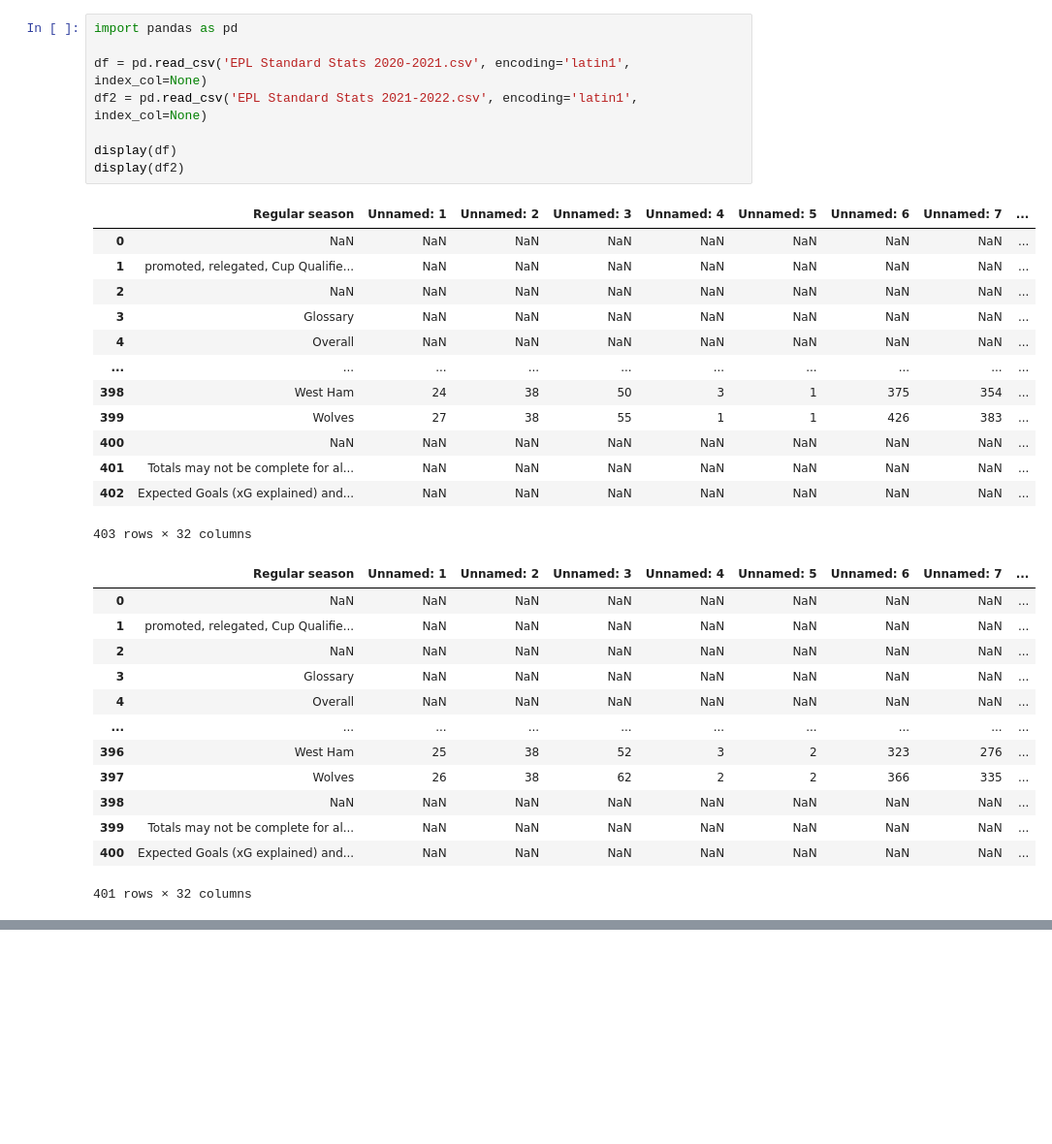
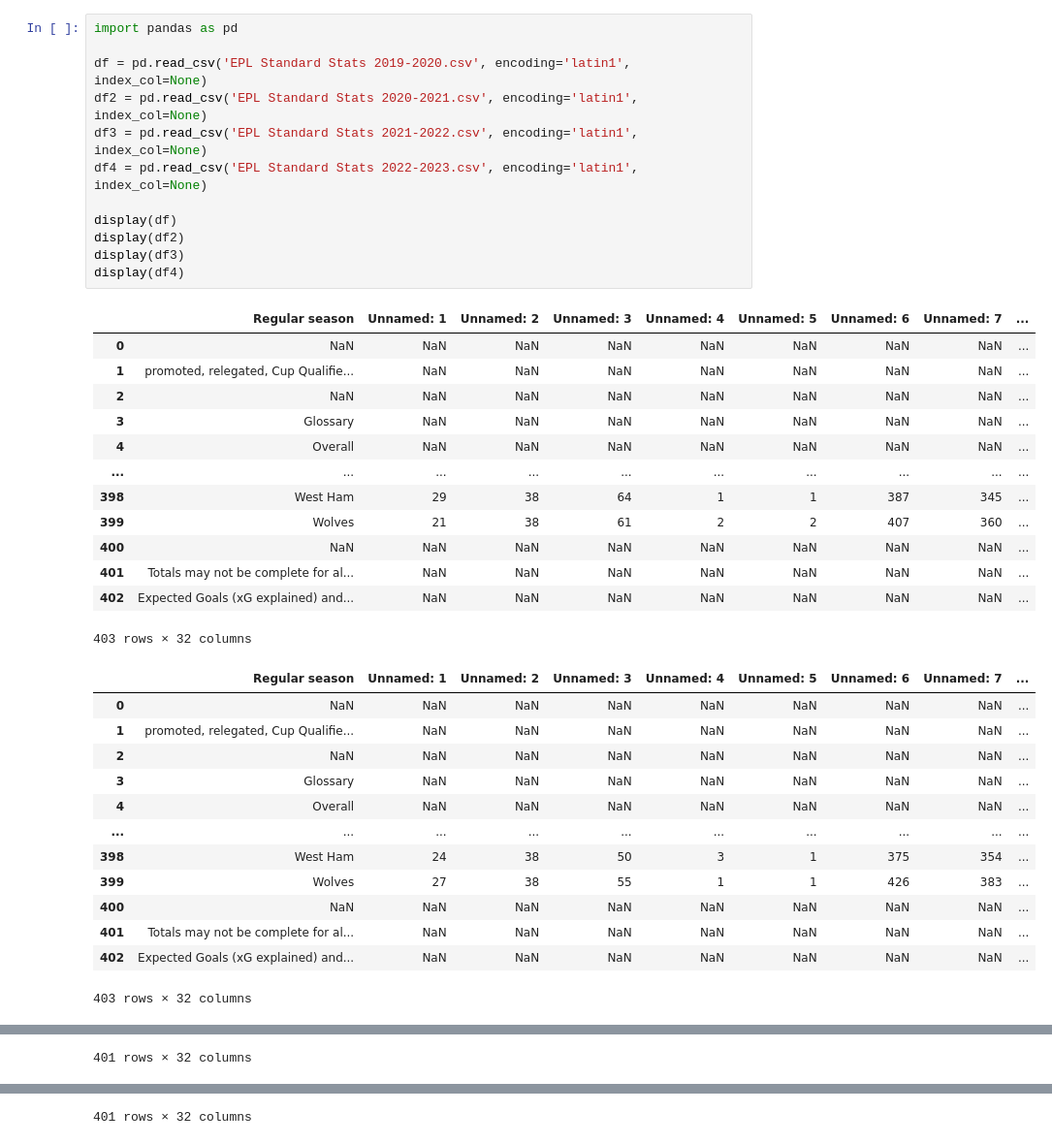
Before and after one commit to NeghiDB/365DaysSoccerDataAnalysisChallenge, a Jupyter notebook: index.ipynb, the cells around one changed output, grey strips where cells are left out. Shown at 97% size. Saved outputs shown, nothing was run; the diff lists cells and outputs as text; blank space fills up the shorter version.

Commit message:
Added EPL Stats for 2019-2020

```diff
--- a/index.ipynb
+++ b/index.ipynb
@@ -1,21 +1,25 @@
 # %%
 import pandas as pd
 
-df = pd.read_csv('EPL Standard Stats 2020-2021.csv', encoding='latin1', index_col=None)
-df2 = pd.read_csv('EPL Standard Stats 2021-2022.csv', encoding='latin1', index_col=None)
+df = pd.read_csv('EPL Standard Stats 2019-2020.csv', encoding='latin1', index_col=None)
+df2 = pd.read_csv('EPL Standard Stats 2020-2021.csv', encoding='latin1', index_col=None)
+df3 = pd.read_csv('EPL Standard Stats 2021-2022.csv', encoding='latin1', index_col=None)
+df4 = pd.read_csv('EPL Standard Stats 2022-2023.csv', encoding='latin1', index_col=None)
 
 display(df)
 display(df2)
+display(df3)
+display(df4)
 # %% [output]
 |  | Regular season | Unnamed: 1 | Unnamed: 2 | Unnamed: 3 | Unnamed: 4 | Unnamed: 5 | Unnamed: 6 | Unnamed: 7 | ... |
 | 0 | NaN | NaN | NaN | NaN | NaN | NaN | NaN | NaN | ... |
 | 1 | promoted, relegated, Cup Qualifie... | NaN | NaN | NaN | NaN | NaN | NaN | NaN | ... |
 | 2 | NaN | NaN | NaN | NaN | NaN | NaN | NaN | NaN | ... |
 | 3 | Glossary | NaN | NaN | NaN | NaN | NaN | NaN | NaN | ... |
 | 4 | Overall | NaN | NaN | NaN | NaN | NaN | NaN | NaN | ... |
 | ... | ... | ... | ... | ... | ... | ... | ... | ... | ... |
-| 398 | West Ham | 24 | 38 | 50 | 3 | 1 | 375 | 354 | ... |
-| 399 | Wolves | 27 | 38 | 55 | 1 | 1 | 426 | 383 | ... |
+| 398 | West Ham | 29 | 38 | 64 | 1 | 1 | 387 | 345 | ... |
+| 399 | Wolves | 21 | 38 | 61 | 2 | 2 | 407 | 360 | ... |
 | 400 | NaN | NaN | NaN | NaN | NaN | NaN | NaN | NaN | ... |
 | 401 | Totals may not be complete for al... | NaN | NaN | NaN | NaN | NaN | NaN | NaN | ... |
 | 402 | Expected Goals (xG explained) and... | NaN | NaN | NaN | NaN | NaN | NaN | NaN | ... |
@@ -27,9 +31,9 @@ display(df2)
 | 3 | Glossary | NaN | NaN | NaN | NaN | NaN | NaN | NaN | ... |
 | 4 | Overall | NaN | NaN | NaN | NaN | NaN | NaN | NaN | ... |
 | ... | ... | ... | ... | ... | ... | ... | ... | ... | ... |
-| 396 | West Ham | 25 | 38 | 52 | 3 | 2 | 323 | 276 | ... |
-| 397 | Wolves | 26 | 38 | 62 | 2 | 2 | 366 | 335 | ... |
-| 398 | NaN | NaN | NaN | NaN | NaN | NaN | NaN | NaN | ... |
-| 399 | Totals may not be complete for al... | NaN | NaN | NaN | NaN | NaN | NaN | NaN | ... |
-| 400 | Expected Goals (xG explained) and... | NaN | NaN | NaN | NaN | NaN | NaN | NaN | ... |
+| 398 | West Ham | 24 | 38 | 50 | 3 | 1 | 375 | 354 | ... |
+| 399 | Wolves | 27 | 38 | 55 | 1 | 1 | 426 | 383 | ... |
+| 400 | NaN | NaN | NaN | NaN | NaN | NaN | NaN | NaN | ... |
+| 401 | Totals may not be complete for al... | NaN | NaN | NaN | NaN | NaN | NaN | NaN | ... |
+| 402 | Expected Goals (xG explained) and... | NaN | NaN | NaN | NaN | NaN | NaN | NaN | ... |
-401 rows × 32 columns
+403 rows × 32 columns
@@ -35,0 +52 @@ display(df2)
+401 rows × 32 columns
@@ -35,0 +65 @@ display(df2)
+401 rows × 32 columns
```
Also changed, not shown: parts of 1 cell of this notebook, 1 other file.
